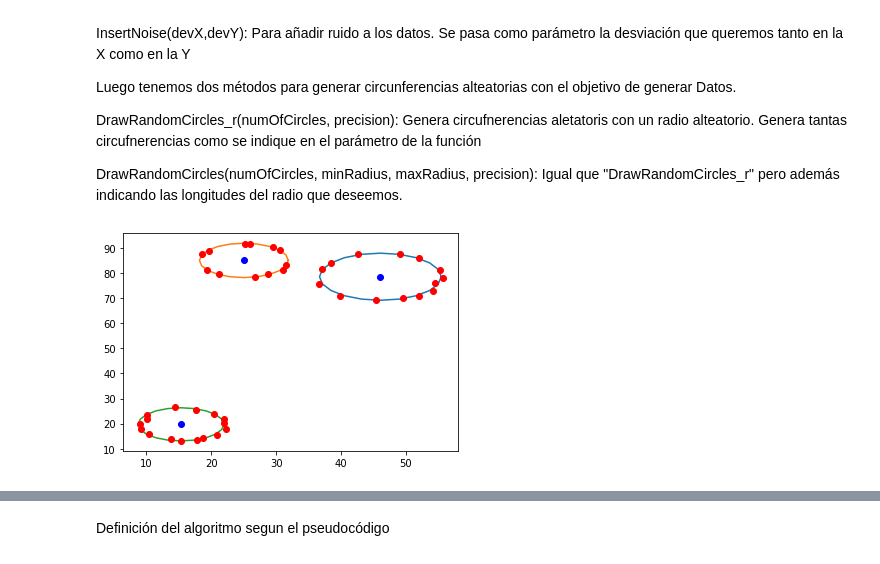
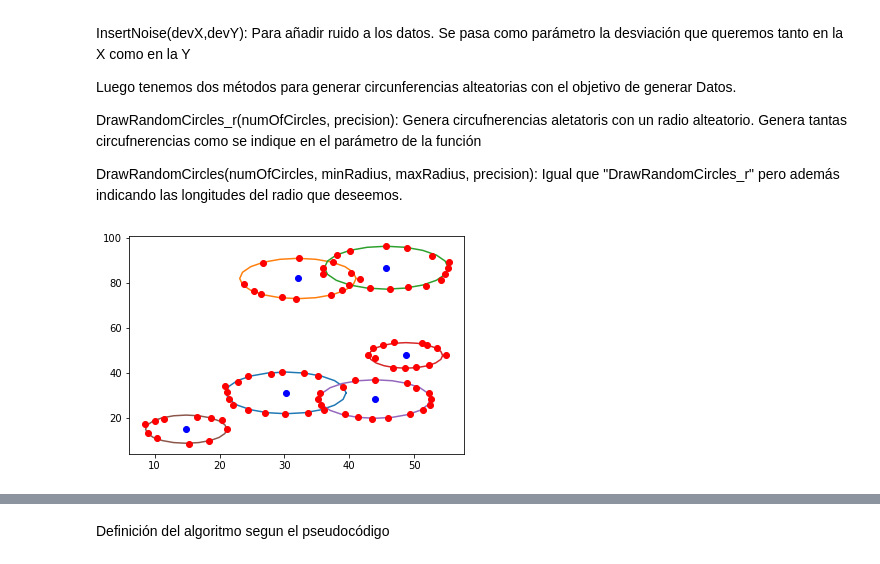
Before and after one commit to ClusteringIA/Clustering, a Jupyter notebook: Proyecto IA.ipynb, the cells around one changed output, grey strips where cells are left out. Saved outputs shown, nothing was run; the diff lists cells and outputs as text; code cells hidden in the pictures.

```diff
--- a/Proyecto IA.ipynb
+++ b/Proyecto IA.ipynb
@@ -206,6 +209,25 @@ class Circle:
             radius = circumcenter.CalculateDistanceToPoint(p1)
 
             return circumcenter, radius
+
+    def CalculateBaricentro(listPoints):
+
+        sumX = 0
+        sumY = 0
+        radius = 0
+
+        for i in range(0,len(listPoints)):
+            sumX = sumX + listPoints[i].x
+            sumY = sumY + listPoints[i].y
+
+        center = Point(sumX/len(listPoints),sumY/len(listPoints))
+
+        for i in range(0,len(listPoints)):
+            radius = radius + center.CalculateDistanceToPoint(listPoints[i])
+
+        radius = radius/len(listPoints)
+
+        return center,radius
 # %% [markdown]
 La Clase canvas es la que usaremos principalmente para visualziar los datos.
 
@@ -315,12 +497,12 @@ class Canvas:
 # %%
 canvas2 = Canvas(100,100,[])
-canvas2.DrawRandomCircles(3,5,10,20)
+canvas2.DrawRandomCircles(6,5,10,20)
 canvas2.RemoveRandomPoints(0.3)
 canvas2.InsertNoise(0.4,0.2)
 canvas2.DrawData()
 headers = ['Coord X','Coord Y', 'Circulo']
 df = pd.DataFrame(canvas2.points, columns= headers)
 # %% [output]
-[figure, old version]
+[figure, new version]
 # %%
 file_path = r"C:\Users\enri8\Desktop\Universidad\IA\Proyecto\Clustering\Datos\datos_xport.csv"
```
Also changed, not shown: parts of 16 cells of this notebook, 1 other file.
